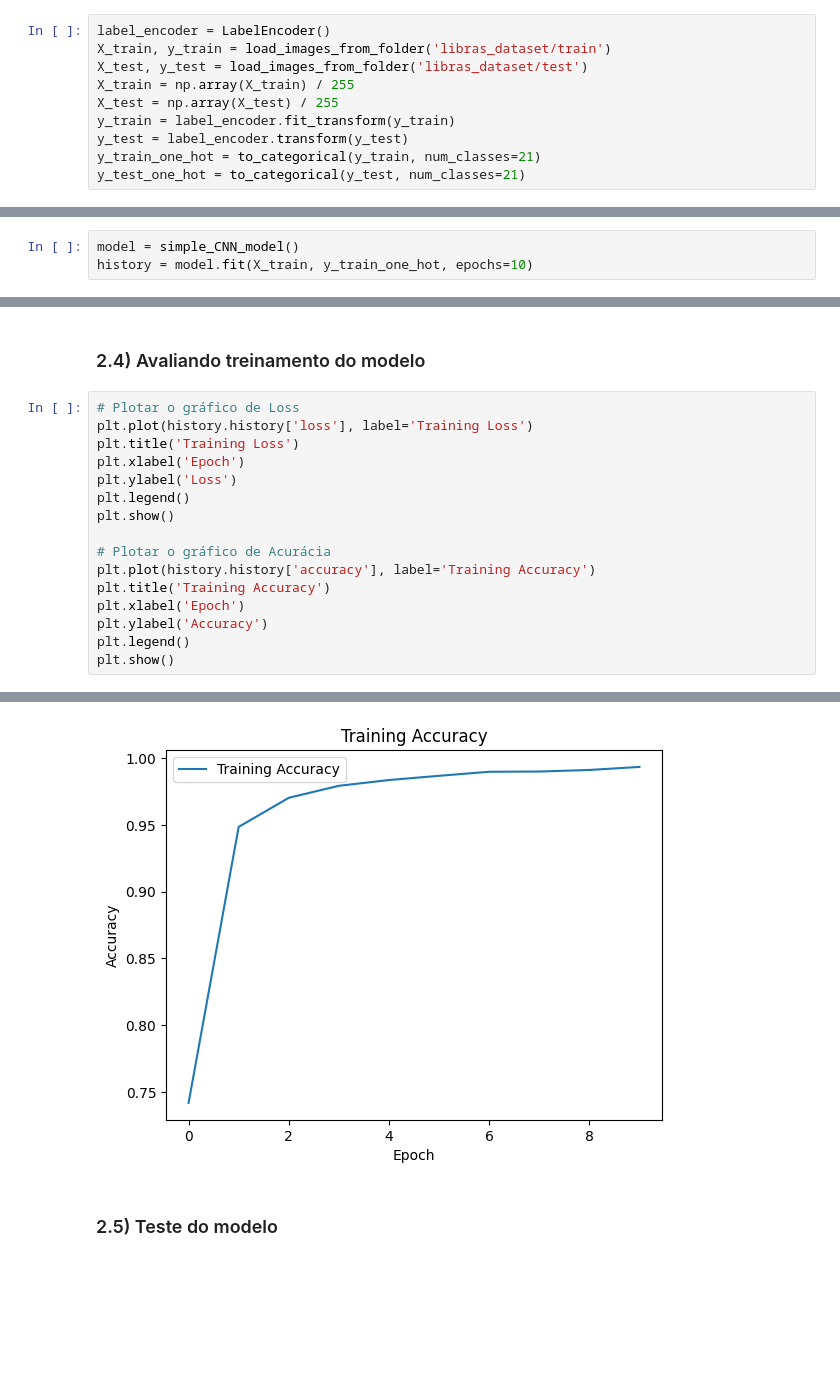
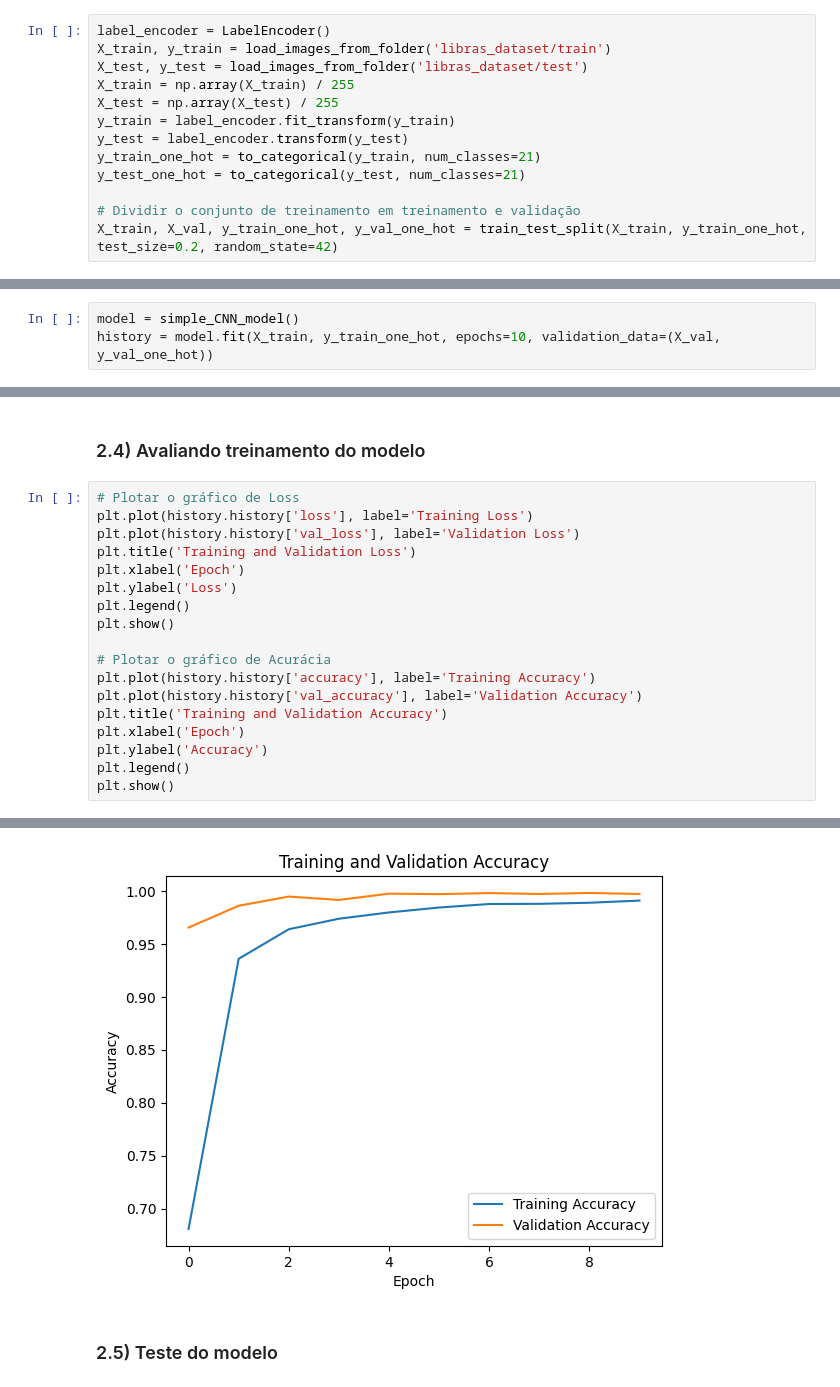
Before and after one commit to Ktzani/detectcao-de-sinais-libras, a Jupyter notebook: tp.ipynb, the cells around one changed output, grey strips where cells are left out. Drawn from its saved outputs; the diff is of its cells as text; blank space fills up the shorter version.

```diff
--- a/tp.ipynb
+++ b/tp.ipynb
@@ -70,6 +74,9 @@ y_train = label_encoder.fit_transform(y_train)
 y_test = label_encoder.transform(y_test)
 y_train_one_hot = to_categorical(y_train, num_classes=21)
 y_test_one_hot = to_categorical(y_test, num_classes=21)
+
+# Dividir o conjunto de treinamento em treinamento e validação
+X_train, X_val, y_train_one_hot, y_val_one_hot = train_test_split(X_train, y_train_one_hot, test_size=0.2, random_state=42)
 # %%
 print(X_train.shape)
 print(X_train[0].shape)
@@ -82,5 +89,5 @@ print(set(y_train))
 ### 2.2) Treinamento do modelo
 # %%
 model = simple_CNN_model()
-history = model.fit(X_train, y_train_one_hot, epochs=10)
+history = model.fit(X_train, y_train_one_hot, epochs=10, validation_data=(X_val, y_val_one_hot))
 # %% [output]
@@ -106,7 +113,8 @@ Epoch 10/10
 # %%
 # Plotar o gráfico de Loss
 plt.plot(history.history['loss'], label='Training Loss')
-plt.title('Training Loss')
+plt.plot(history.history['val_loss'], label='Validation Loss')
+plt.title('Training and Validation Loss')
 plt.xlabel('Epoch')
 plt.ylabel('Loss')
 plt.legend()
@@ -114,7 +122,8 @@ plt.show()
 
 # Plotar o gráfico de Acurácia
 plt.plot(history.history['accuracy'], label='Training Accuracy')
-plt.title('Training Accuracy')
+plt.plot(history.history['val_accuracy'], label='Validation Accuracy')
+plt.title('Training and Validation Accuracy')
 plt.xlabel('Epoch')
 plt.ylabel('Accuracy')
 plt.legend()
@@ -124,4 +133,4 @@ plt.show()
-[figure, old version]
+[figure, new version]
 # %% [markdown]
 ### 2.5) Teste do modelo
 # %%
```
Also changed, not shown: parts of 8 cells of this notebook.
